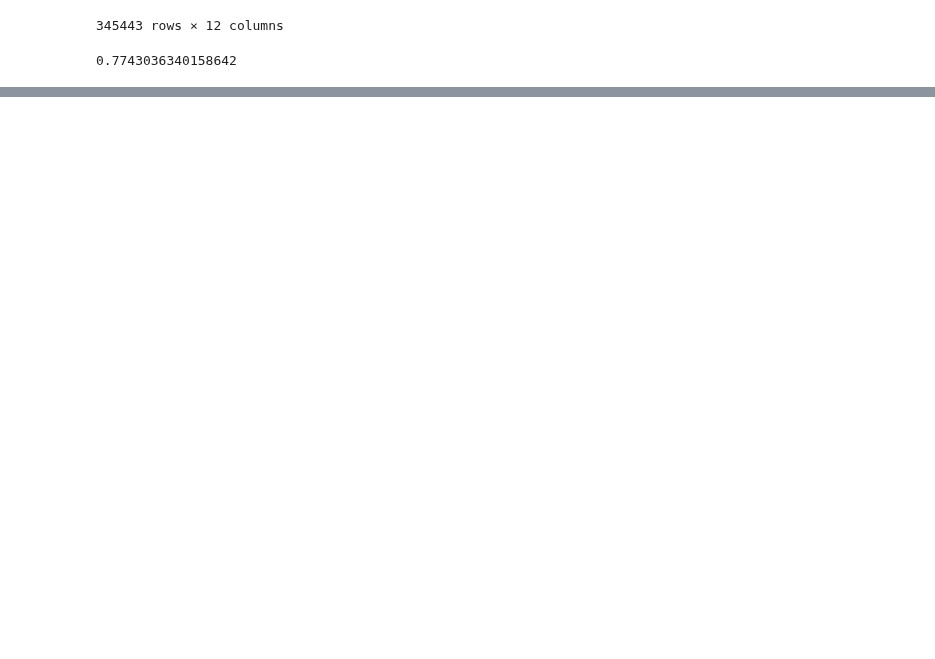
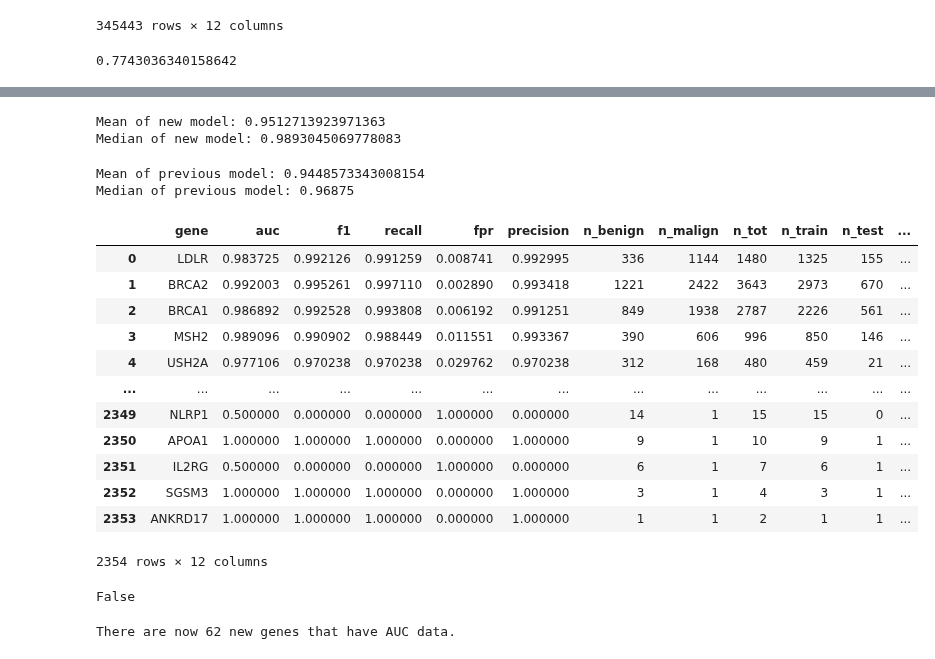
Before and after one commit to SietsmaRJ/dsls_master_thesis, a Jupyter notebook: side_scripts/Model_training.ipynb, the cells around one changed output, grey strips where cells are left out. Drawn from its saved outputs; the diff is of its cells as text; code cells hidden in the pictures; blank space fills up the shorter version.

```diff
--- a/side_scripts/Model_training.ipynb
+++ b/side_scripts/Model_training.ipynb
@@ -611,19 +612,21 @@ if not os.path.exists('./not_saving_directory/'):
 auc_analysis_output_filename = './not_saving_directory/auc_analysis_37.csv'
 if not os.path.isfile(auc_analysis_output_filename):
     auc_analysis = pd.DataFrame(columns = ['gene', 'auc', 'f1', 'recall', 'fpr', 'precision',
-                                          'n_benign','n_malign','n_tot'])
-    n_tot = full['GeneName'].unique().size
-    done = 0
+                                          'n_benign','n_malign','n_tot','n_train','n_test'])
+    n_tot_iters = full['GeneName'].unique().size
+    done_iters = 0
     t_fls = time.time()
     for gene in full['GeneName'].unique():
-        done += 1
+        done_iters += 1
         t_ifl = time.time()
         if t_ifl - t_fls > 10:
-            print(f'I am stilling running, done {done / n_tot * 100}%')
+            print(f'I am stilling running, done {done_iters / n_tot_iters * 100}%')
             t_fls = time.time()
         subset = full[full['GeneName'] == gene]
         y_true = np.array(subset['label'])
         y_pred = np.array(subset['prediction'])
+        n_train = subset[subset['source'] == 'train'].shape[0]
+        n_test = subset[subset['source'] == 'test'].shape[0]
         try:
             auc = roc_auc_score(y_true, y_pred)
             f1 = f1_score(y_true, y_pred)
@@ -645,7 +648,9 @@ if not os.path.isfile(auc_analysis_output_filename):
                 'precision': [precision],
                 'n_benign': [n_benign],
                 'n_malign': [n_malign],
-                'n_tot': [n_tot]
+                'n_tot': [n_tot],
+                'n_train': [n_train],
+                'n_test': [n_test]
             }, index=[0]), ignore_index=True)
     auc_analysis.to_csv(auc_analysis_output_filename)
 else:
@@ -689,0 +692,50 @@ auc_analysis['auc'].mean()
+# %%
+# Average auc is pretty good though.
+
+print(f"Mean of new model: {auc_analysis['auc'].mean()} \nMedian of new model: {auc_analysis['auc'].median()}")
+# %% [output]
+Mean of new model: 0.9512713923971363
+Median of new model: 0.9893045069778083
+# %%
+previous_model_auc = pd.read_csv('/home/rjsietsma/Documents/School/Master_DSLS/Final_Thesis/Initial_Data_exploration/auc_results.csv', index_col=0)
+previous_model_auc = previous_model_auc[['Gene', 'AUC']]
+previous_model_auc.columns = ['gene', 'auc_previous']
+# %%
+# On average, the new model does perform better
+
+print(f"Mean of previous model: {previous_model_auc['auc_previous'].mean()} \nMedian of previous model: {previous_model_auc['auc_previous'].median()}")
+# %% [output]
+Mean of previous model: 0.9448573343008154
+Median of previous model: 0.96875
+# %%
+old_new = auc_analysis.merge(previous_model_auc, how='left')
+old_new
+# %% [output]
+|  | gene | auc | f1 | recall | fpr | precision | n_benign | n_malign | n_tot | n_train | n_test | ... |
+| 0 | LDLR | 0.983725 | 0.992126 | 0.991259 | 0.008741 | 0.992995 | 336 | 1144 | 1480 | 1325 | 155 | ... |
+| 1 | BRCA2 | 0.992003 | 0.995261 | 0.997110 | 0.002890 | 0.993418 | 1221 | 2422 | 3643 | 2973 | 670 | ... |
+| 2 | BRCA1 | 0.986892 | 0.992528 | 0.993808 | 0.006192 | 0.991251 | 849 | 1938 | 2787 | 2226 | 561 | ... |
+| 3 | MSH2 | 0.989096 | 0.990902 | 0.988449 | 0.011551 | 0.993367 | 390 | 606 | 996 | 850 | 146 | ... |
+| 4 | USH2A | 0.977106 | 0.970238 | 0.970238 | 0.029762 | 0.970238 | 312 | 168 | 480 | 459 | 21 | ... |
+| ... | ... | ... | ... | ... | ... | ... | ... | ... | ... | ... | ... | ... |
+| 2349 | NLRP1 | 0.500000 | 0.000000 | 0.000000 | 1.000000 | 0.000000 | 14 | 1 | 15 | 15 | 0 | ... |
+| 2350 | APOA1 | 1.000000 | 1.000000 | 1.000000 | 0.000000 | 1.000000 | 9 | 1 | 10 | 9 | 1 | ... |
+| 2351 | IL2RG | 0.500000 | 0.000000 | 0.000000 | 1.000000 | 0.000000 | 6 | 1 | 7 | 6 | 1 | ... |
+| 2352 | SGSM3 | 1.000000 | 1.000000 | 1.000000 | 0.000000 | 1.000000 | 3 | 1 | 4 | 3 | 1 | ... |
+| 2353 | ANKRD17 | 1.000000 | 1.000000 | 1.000000 | 0.000000 | 1.000000 | 1 | 1 | 2 | 1 | 1 | ... |
+2354 rows × 12 columns
+# %%
+unmerged = previous_model_auc.merge(auc_analysis, how='left').dropna(subset=['auc_previous'])
+unmerged['auc'].isnull().any()
+
+# No genes are missing from the previous dataset, so essentially only more genes got an AUC now.
+# %% [output]
+False
+# %%
+n_genes_now_auc = old_new.where(
+    (old_new['auc_previous'].isnull()) &
+    (old_new['auc'].notnull())
+).dropna(subset=['gene']).shape[0]
+print(f'There are now {n_genes_now_auc} new genes that have AUC data.')
+# %% [output]
+There are now 62 new genes that have AUC data.
```
Also changed, not shown: parts of 15 cells of this notebook, 4 other files.
